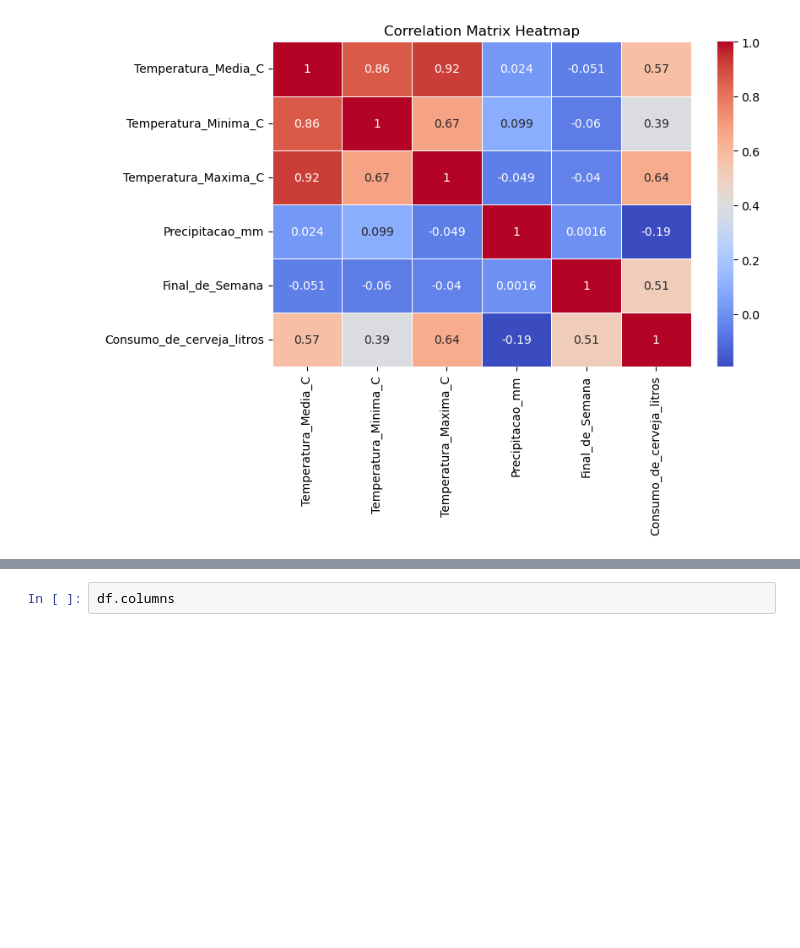
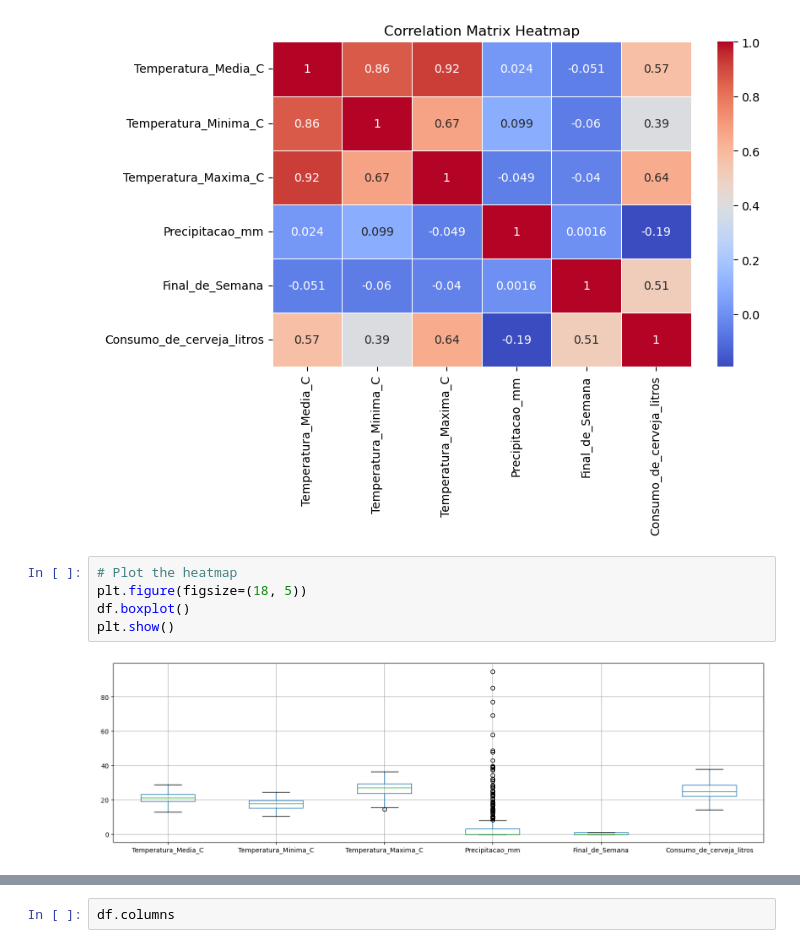
Before and after one commit to vidyadharbendre/learn_machine_learning, a Jupyter notebook: regression/jupyter_notebooks/03_beer_prediction/beer_forecast_model.ipynb, the cells around one changed output, grey strips where cells are left out. Cells and saved outputs as stored; diff of their text form; blank space fills up the shorter version.

```diff
--- a/regression/jupyter_notebooks/03_beer_prediction/beer_forecast_model.ipynb
+++ b/regression/jupyter_notebooks/03_beer_prediction/beer_forecast_model.ipynb
@@ -629,3 +629,10 @@ plt.title('Correlation Matrix Heatmap')
 plt.show()
 # %% [output]
 [figure]
+# %%
+# Plot the heatmap
+plt.figure(figsize=(18, 5))
+df.boxplot()
+plt.show()
+# %% [output]
+[figure, added]
```
Also changed, not shown: parts of 2 cells of this notebook.
